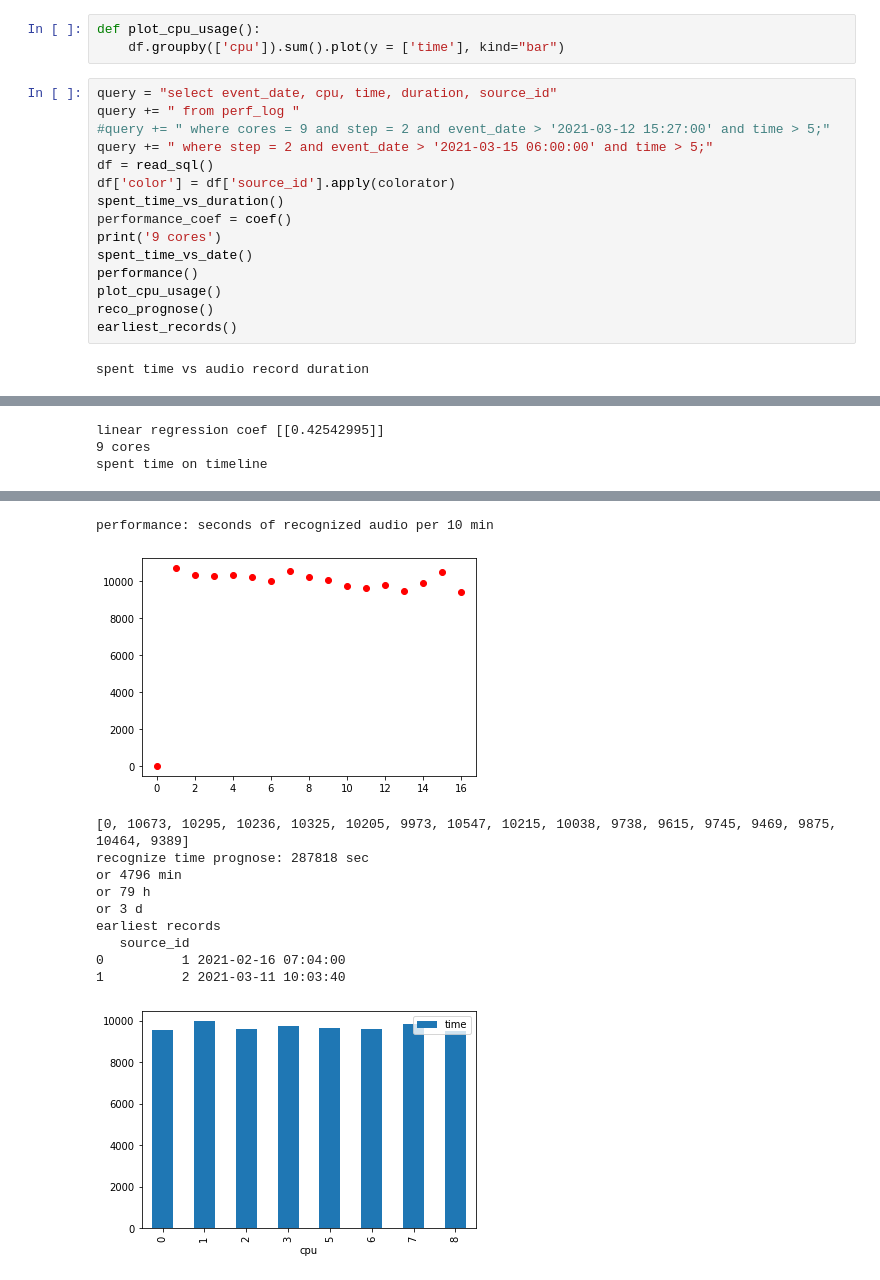
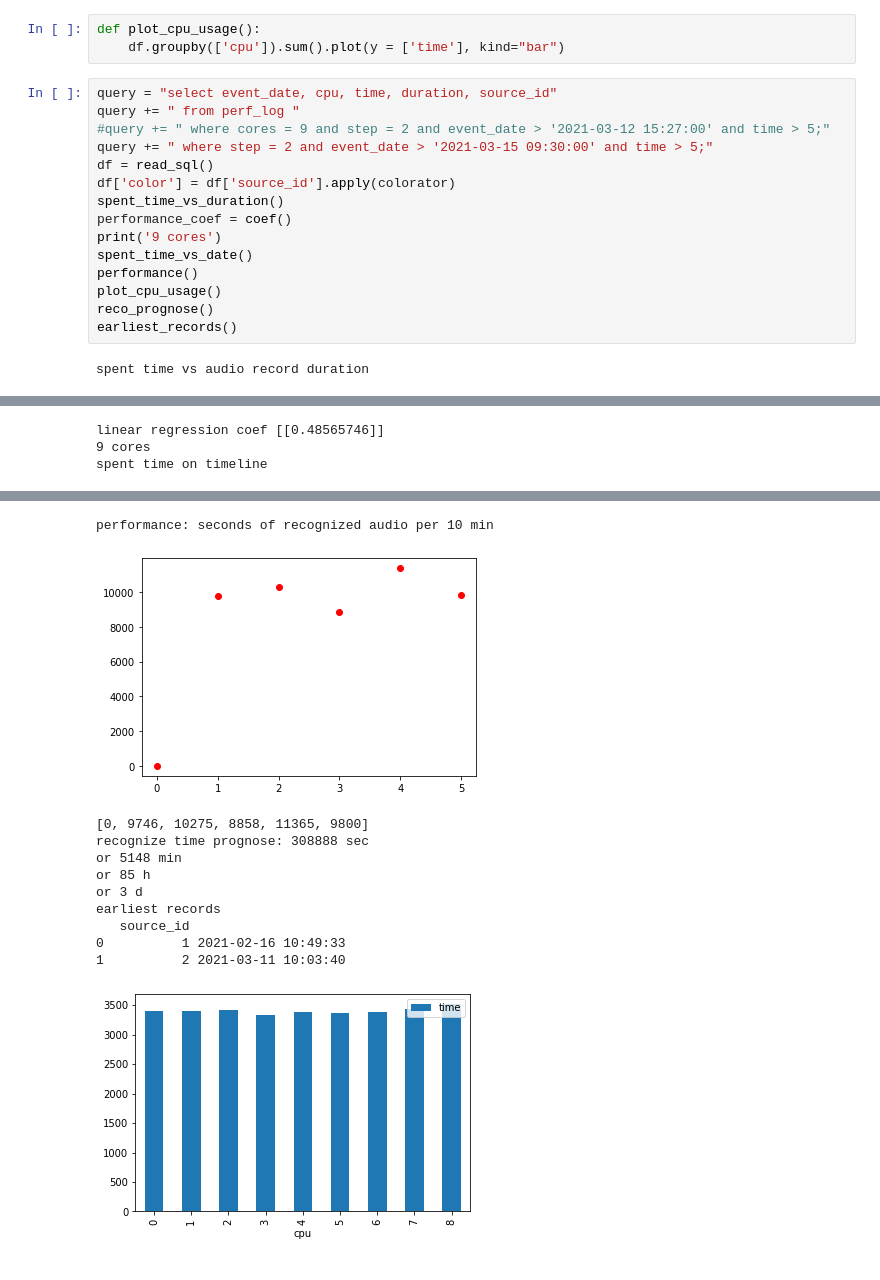
Before and after one commit to format37/call_centre_stt_server, a Jupyter notebook: performance_report.ipynb, the cells around one changed output, grey strips where cells are left out. Cells and saved outputs as stored; diff of their text form.

```diff
--- a/performance_report.ipynb
+++ b/performance_report.ipynb
@@ -93,7 +93,7 @@ def plot_cpu_usage():
 query = "select event_date, cpu, time, duration, source_id"
 query += " from perf_log "
 #query += " where cores = 9 and step = 2 and event_date > '2021-03-12 15:27:00' and time > 5;"
-query += " where step = 2 and event_date > '2021-03-15 06:00:00' and time > 5;"
+query += " where step = 2 and event_date > '2021-03-15 09:30:00' and time > 5;"
 df = read_sql()
 df['color'] = df['source_id'].apply(colorator)
 spent_time_vs_duration()
@@ -111,3 +111,3 @@ spent time vs audio record duration
-linear regression coef [[0.42542995]]
+linear regression coef [[0.48565746]]
 9 cores
 spent time on timeline
@@ -115,12 +115,12 @@ spent time on timeline
 performance: seconds of recognized audio per 10 min
-[figure, old version]
+[figure, new version]
-[0, 10673, 10295, 10236, 10325, 10205, 9973, 10547, 10215, 10038, 9738, 9615, 9745, 9469, 9875, 10464, 9389]
-recognize time prognose: 287818 sec
-or 4796 min
-or 79 h
+[0, 9746, 10275, 8858, 11365, 9800]
+recognize time prognose: 308888 sec
+or 5148 min
+or 85 h
 or 3 d
 earliest records
    source_id
-0          1 2021-02-16 07:04:00
+0          1 2021-02-16 10:49:33
 1          2 2021-03-11 10:03:40
-[figure, old version]
+[figure, new version]
```
Also changed, not shown: parts of 1 cell of this notebook, 1 other file.
